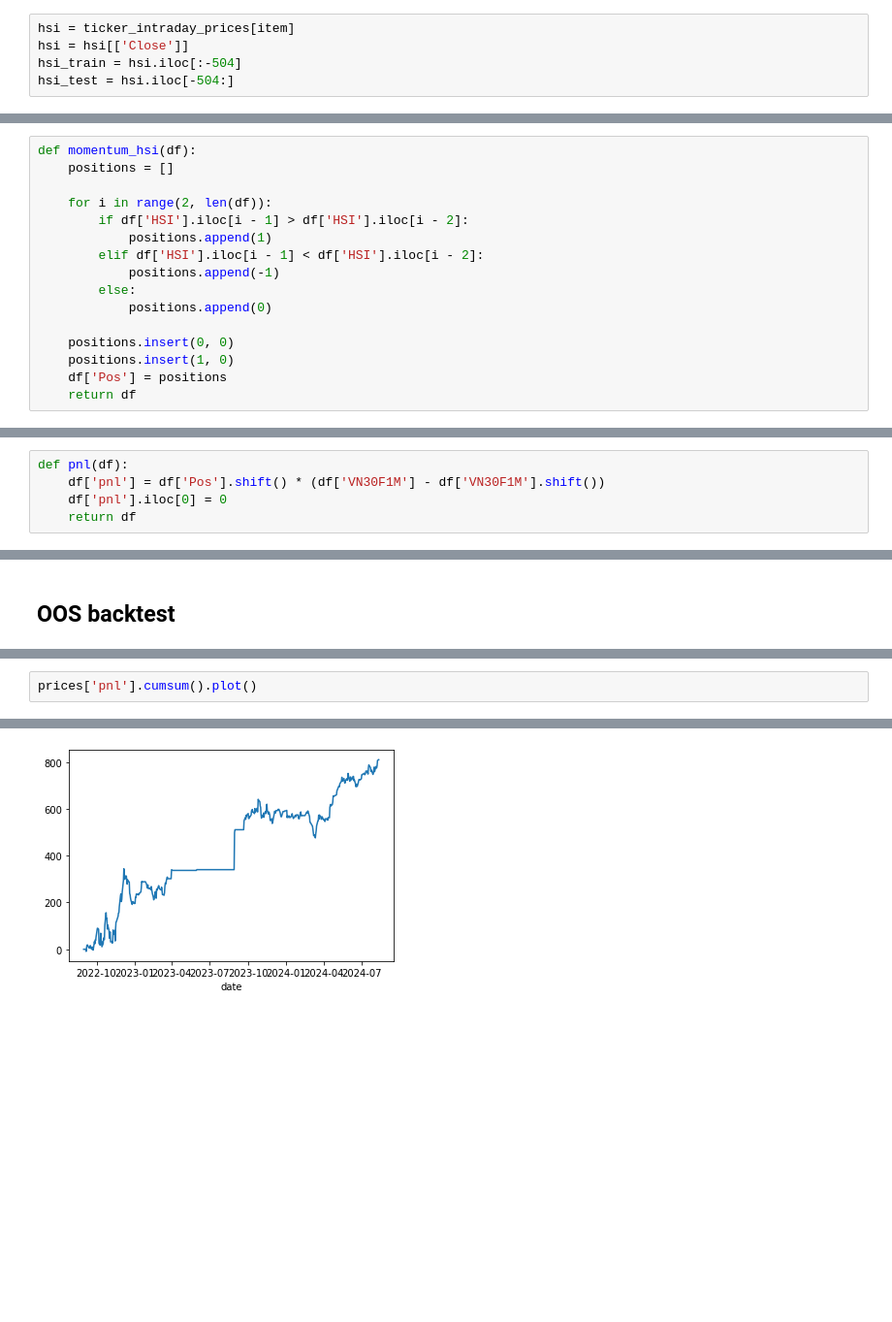
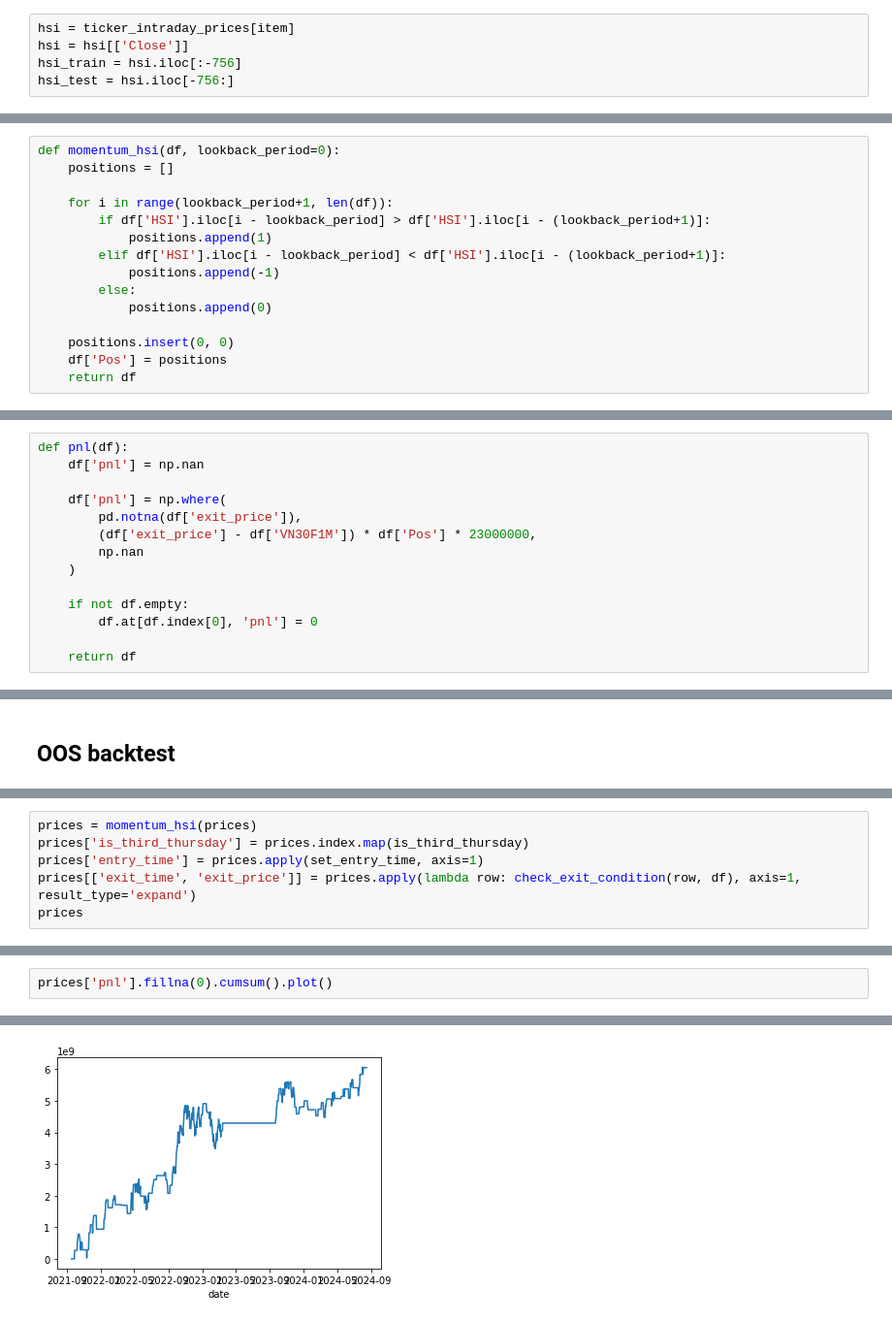
Before and after one commit to trungchien171/a1phas, a Jupyter notebook: futures/vn30f1m/momentum/with_hsi/backtest/backtest_alpha.ipynb, the cells around one changed output, grey strips where cells are left out. Shown at 97% size. Cells and saved outputs as stored; diff of their text form; blank space fills up the shorter version.

```diff
--- a/futures/vn30f1m/momentum/with_hsi/backtest/backtest_alpha.ipynb
+++ b/futures/vn30f1m/momentum/with_hsi/backtest/backtest_alpha.ipynb
@@ -244,8 +244,8 @@ date
 # %%
 hsi = ticker_intraday_prices[item]
 hsi = hsi[['Close']]
-hsi_train = hsi.iloc[:-504]
-hsi_test = hsi.iloc[-504:]
+hsi_train = hsi.iloc[:-756]
+hsi_test = hsi.iloc[-756:]
 # %% [markdown]
 #### Merge VN30F1M and HSI index price into one DataFrame
 # %%
@@ -346,19 +346,18 @@ We have 1033 positive correlations and 318 negative correlations, the positive c
 # %% [markdown]
 #### Trading strategy
 # %%
-def momentum_hsi(df):
+def momentum_hsi(df, lookback_period=0):
     positions = []
 
-    for i in range(2, len(df)):
-        if df['HSI'].iloc[i - 1] > df['HSI'].iloc[i - 2]:
+    for i in range(lookback_period+1, len(df)):
+        if df['HSI'].iloc[i - lookback_period] > df['HSI'].iloc[i - (lookback_period+1)]:
             positions.append(1)
-        elif df['HSI'].iloc[i - 1] < df['HSI'].iloc[i - 2]:
+        elif df['HSI'].iloc[i - lookback_period] < df['HSI'].iloc[i - (lookback_period+1)]:
             positions.append(-1)
         else:
             positions.append(0)
 
     positions.insert(0, 0)
-    positions.insert(1, 0)
     df['Pos'] = positions
     return df
 # %% [markdown]
@@ -387,8 +543,17 @@ prices
 #### Vectorized PnL Backtest
 # %%
 def pnl(df):
-    df['pnl'] = df['Pos'].shift() * (df['VN30F1M'] - df['VN30F1M'].shift())
-    df['pnl'].iloc[0] = 0
+    df['pnl'] = np.nan
+
+    df['pnl'] = np.where(
+        pd.notna(df['exit_price']),
+        (df['exit_price'] - df['VN30F1M']) * df['Pos'] * 23000000,
+        np.nan
+    )
+
+    if not df.empty:
+        df.at[df.index[0], 'pnl'] = 0
+
     return df
 # %%
 prices = pnl(prices)
@@ -472,0 +616,6 @@ prices
+# %%
+prices = momentum_hsi(prices)
+prices['is_third_thursday'] = prices.index.map(is_third_thursday)
+prices['entry_time'] = prices.apply(set_entry_time, axis=1)
+prices[['exit_time', 'exit_price']] = prices.apply(lambda row: check_exit_condition(row, df), axis=1, result_type='expand')
+prices
@@ -495,8 +672,8 @@ See the caveats in the documentation: https://pandas.pydata.org/pandas-docs/stab
 # %%
-prices['pnl'].cumsum().plot()
+prices['pnl'].fillna(0).cumsum().plot()
 # %% [output]
 <Axes: xlabel='date'>
-[figure, old version]
+[figure, new version]
 # %%
 sharpe, max_dd = perf_metrics(prices['pnl'])
 print(f"Sharpe ratio: {sharpe}")
```
Also changed, not shown: parts of 23 cells of this notebook.
